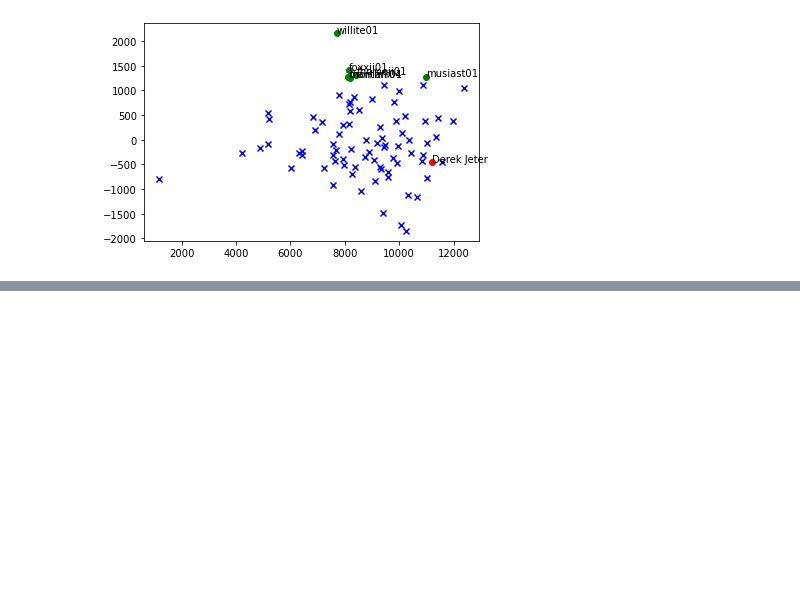
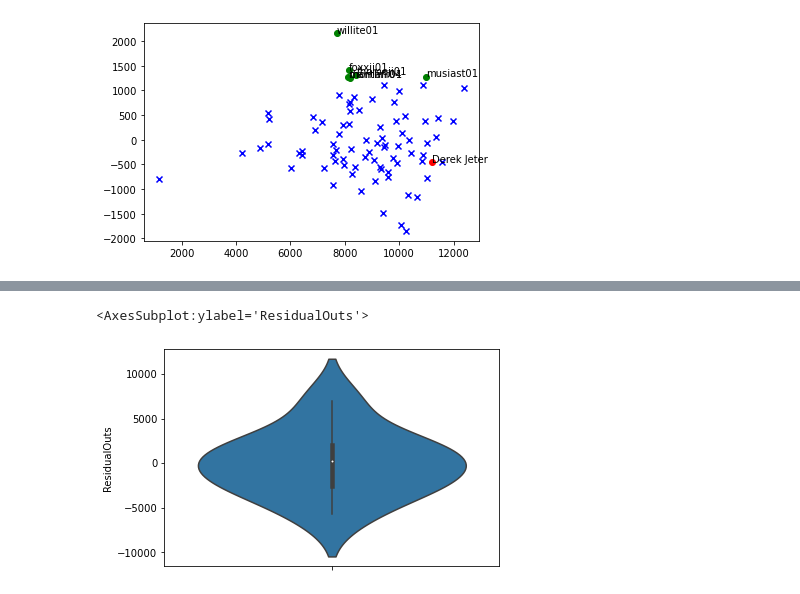
Before and after one commit to drob18/320FinalProject, a Jupyter notebook: Final.ipynb, the cells around one changed output, grey strips where cells are left out. Saved outputs shown, nothing was run; the diff lists cells and outputs as text; code cells hidden in the pictures; blank space fills up the shorter version.

```diff
--- a/Final.ipynb
+++ b/Final.ipynb
@@ -372,0 +476,14 @@ SyntaxError: invalid syntax (<ipython-input-24-466e42e82b3f>, line 1)
+# %%
+x = pd.DataFrame(SS['GP'])
+y = SS['OUTS']
+
+
+X = sm.add_constant(x)
+model = sm.OLS(y, X).fit()
+model.summary()
+
+SS['PredictedOuts'] = model.predict(X)
+
+SS['ResidualOuts'] = SS['OUTS'] - SS['PredictedOuts']
+SS.sort_values(by='FieldPer',ascending=False,inplace=True)
+SS.head(20)
@@ -372,0 +515,5 @@ SyntaxError: invalid syntax (<ipython-input-24-466e42e82b3f>, line 1)
+# %%
+sns.violinplot(y=SS['ResidualOuts'])
+# %% [output]
+<AxesSubplot:ylabel='ResidualOuts'>
+[figure, added]
```
Also changed, not shown: parts of 21 cells of this notebook.
